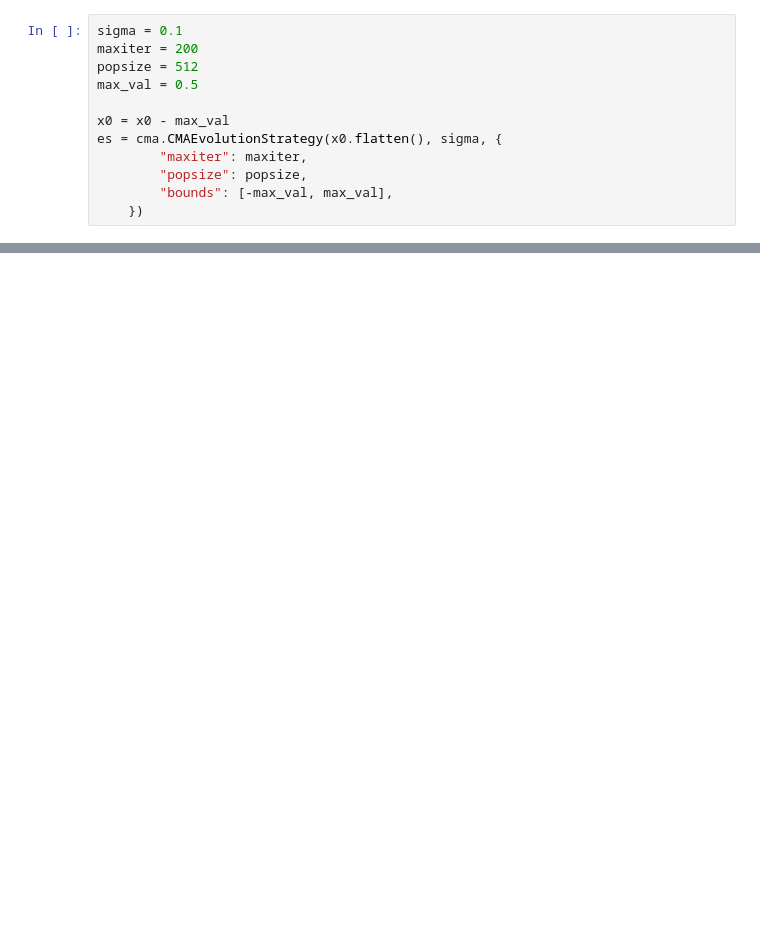
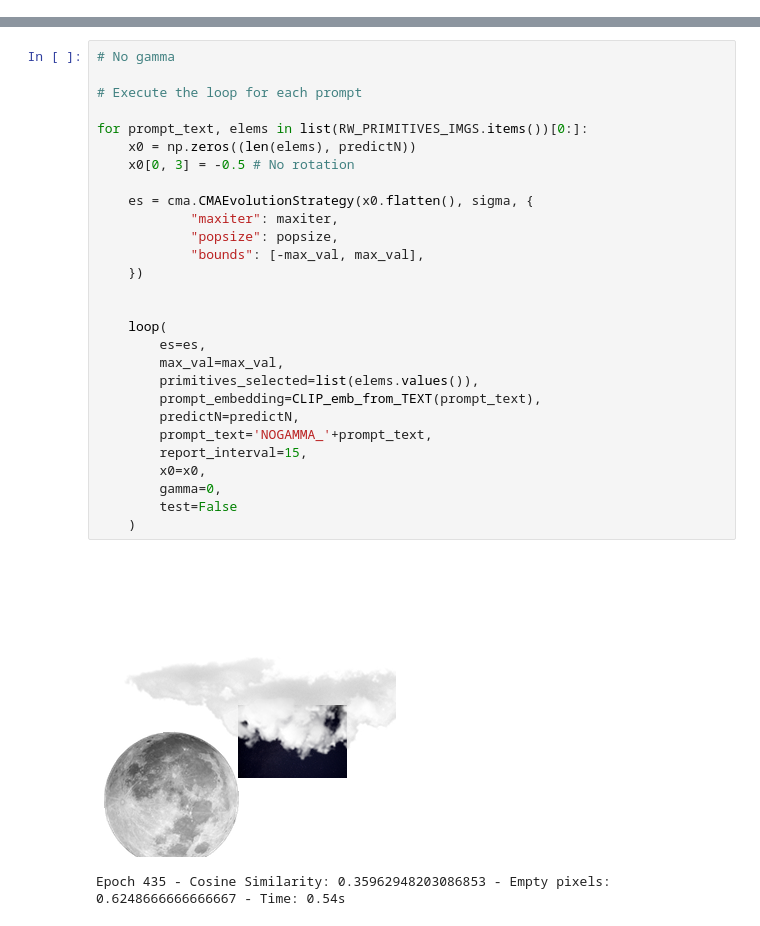
Before and after one commit to pietrosig/clip-primitive-stitching, a Jupyter notebook: cma.ipynb, the cells around one changed output, grey strips where cells are left out. Cells and saved outputs as stored; diff of their text form; blank space fills up the shorter version.

```diff
--- a/cma.ipynb
+++ b/cma.ipynb
@@ -130,12 +47,0 @@ Loss for x2: 0.23162443935871124
-# %%
-sigma = 0.1
-maxiter = 200
-popsize = 512
-max_val = 0.5
-
-x0 = x0 - max_val
-es = cma.CMAEvolutionStrategy(x0.flatten(), sigma, {
-        "maxiter": maxiter,
-        "popsize": popsize,
-        "bounds": [-max_val, max_val],
-    })
@@ -197,0 +166,31 @@ tensor(0.3794, device='cuda:0')
+# %%
+# No gamma
+
+# Execute the loop for each prompt
+
+for prompt_text, elems in list(RW_PRIMITIVES_IMGS.items())[0:]:
+    x0 = np.zeros((len(elems), predictN))
+    x0[0, 3] = -0.5 # No rotation
+
+    es = cma.CMAEvolutionStrategy(x0.flatten(), sigma, {
+            "maxiter": maxiter,
+            "popsize": popsize,
+            "bounds": [-max_val, max_val],
+    })
+
+
+    loop(
+        es=es,
+        max_val=max_val,
+        primitives_selected=list(elems.values()),
+        prompt_embedding=CLIP_emb_from_TEXT(prompt_text),
+        predictN=predictN,
+        prompt_text='NOGAMMA_'+prompt_text,
+        report_interval=15,
+        x0=x0,
+        gamma=0,
+        test=False
+    )
+# %% [output]
+[figure, added]
+Epoch 435 - Cosine Similarity: 0.35962948203086853 - Empty pixels: 0.6248666666666667 - Time: 0.54s
```
Also changed, not shown: parts of 9 cells of this notebook, 12 other files.
